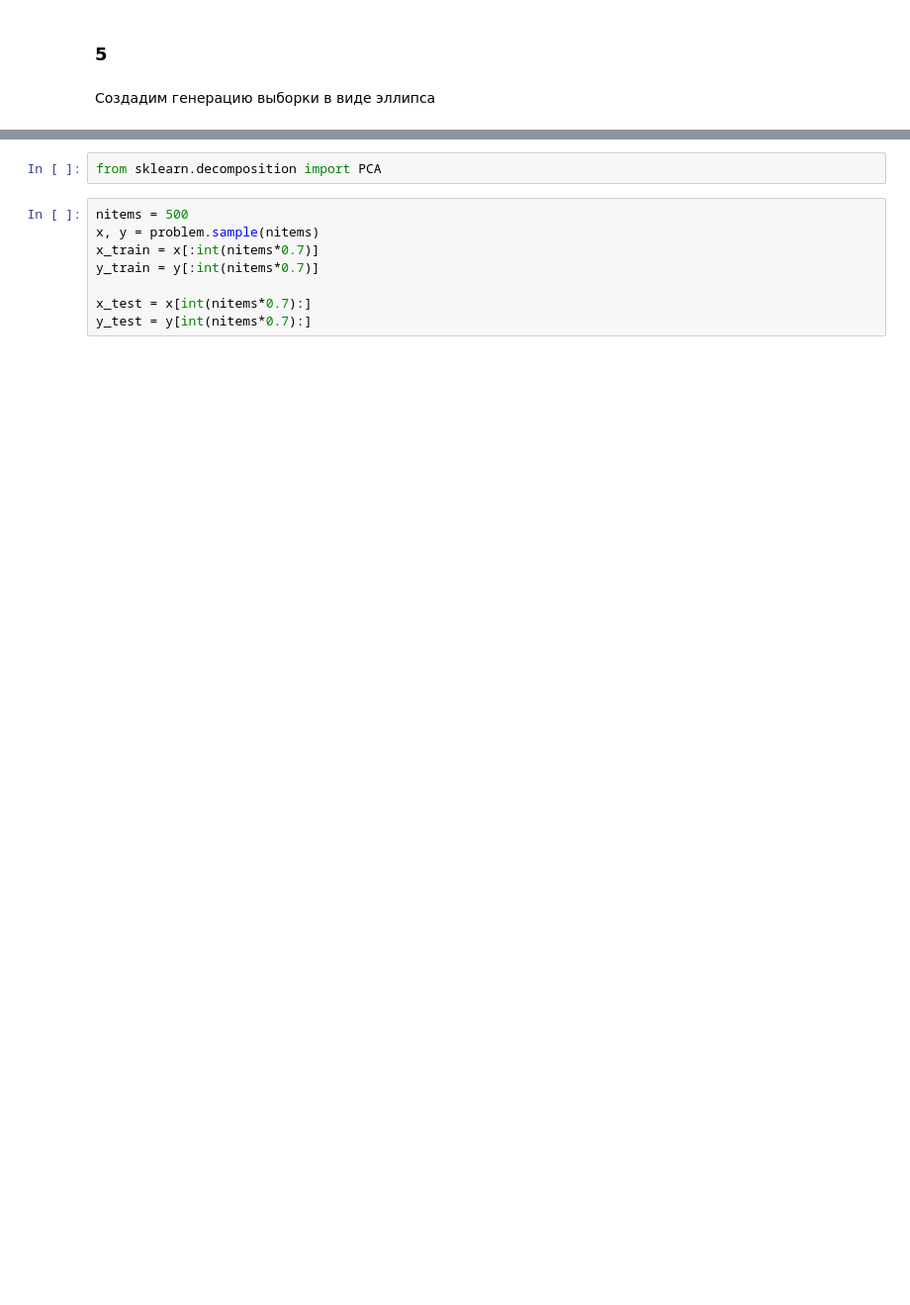
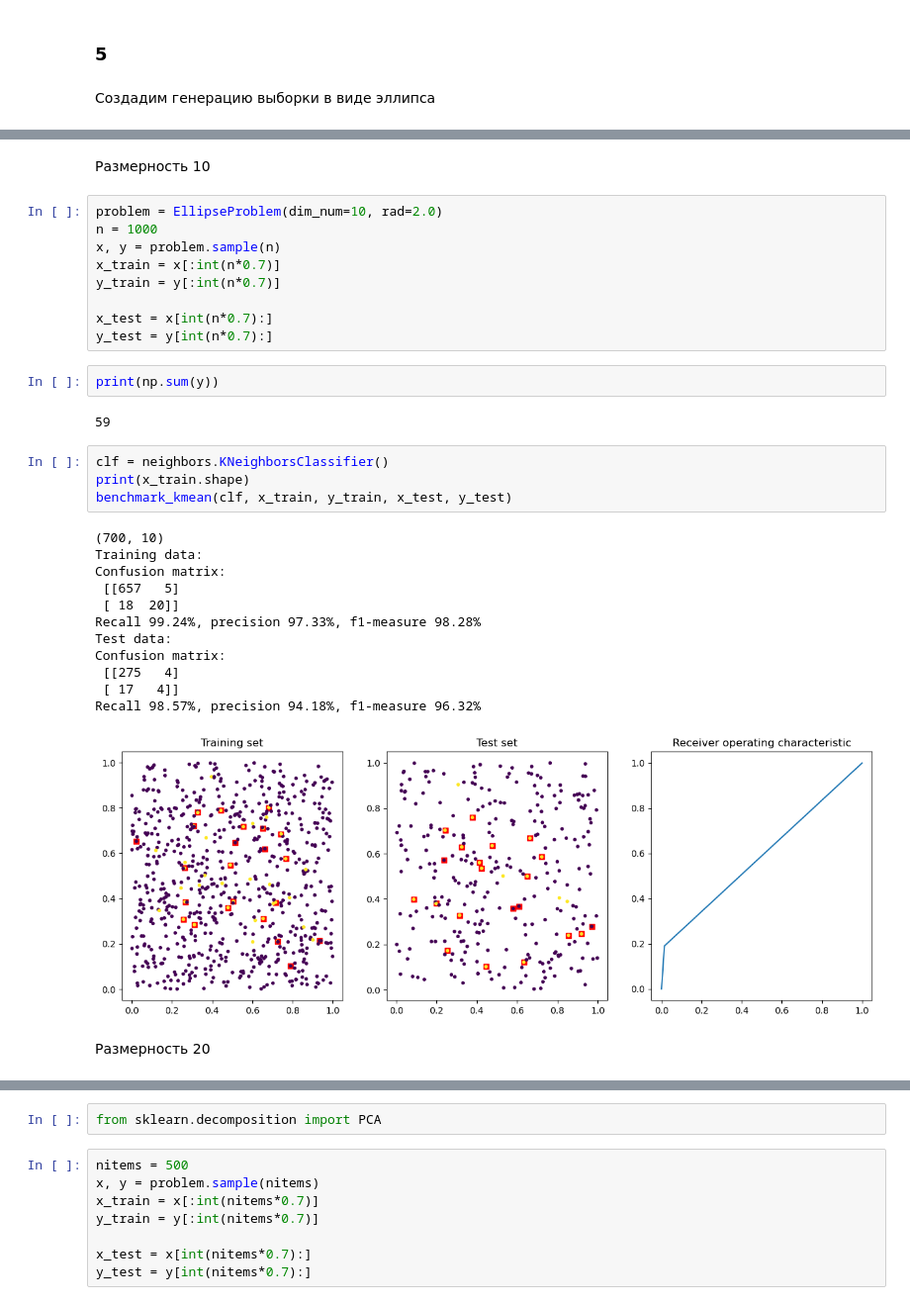
Before and after one commit to EHAT32/mlInPhysics, a Jupyter notebook: lab2.ipynb, the cells around one changed output, grey strips where cells are left out. Shown at 99% size. Cells and saved outputs as stored; diff of their text form; blank space fills up the shorter version.

```diff
--- a/lab2.ipynb
+++ b/lab2.ipynb
@@ -466,0 +474,34 @@ Recall 98.53%, precision 91.81%, f1-measure 95.05%
+# %% [markdown]
+Размерность 10
+# %%
+problem = EllipseProblem(dim_num=10, rad=2.0)
+n = 1000
+x, y = problem.sample(n)
+x_train = x[:int(n*0.7)]
+y_train = y[:int(n*0.7)]
+
+x_test = x[int(n*0.7):]
+y_test = y[int(n*0.7):]
+# %%
+print(np.sum(y))
+# %% [output]
+59
+# %%
+clf = neighbors.KNeighborsClassifier()
+print(x_train.shape)
+benchmark_kmean(clf, x_train, y_train, x_test, y_test)
+# %% [output]
+(700, 10)
+Training data:
+Confusion matrix:
+ [[657   5]
+ [ 18  20]]
+Recall 99.24%, precision 97.33%, f1-measure 98.28%
+Test data:
+Confusion matrix:
+ [[275   4]
+ [ 17   4]]
+Recall 98.57%, precision 94.18%, f1-measure 96.32%
+[figure, added]
+# %% [markdown]
+Размерность 20
```
Also changed, not shown: parts of 25 cells of this notebook.
